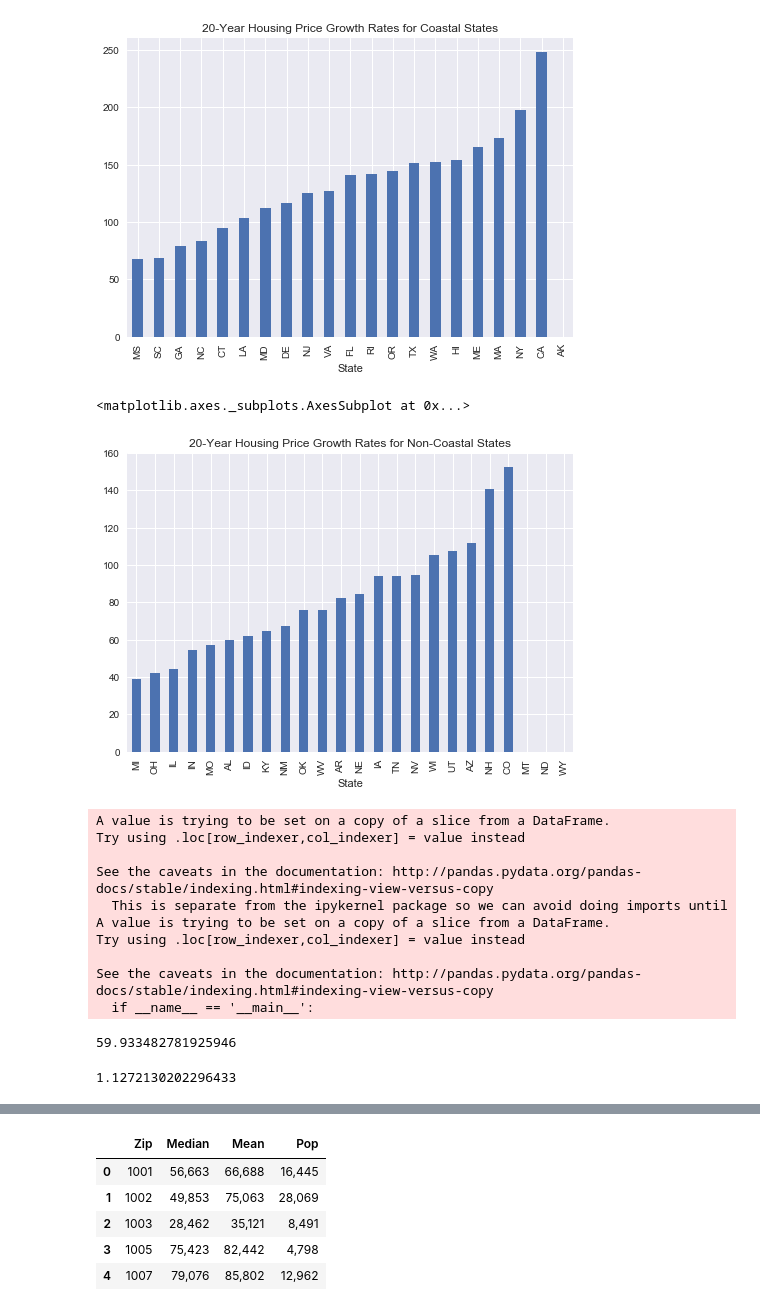
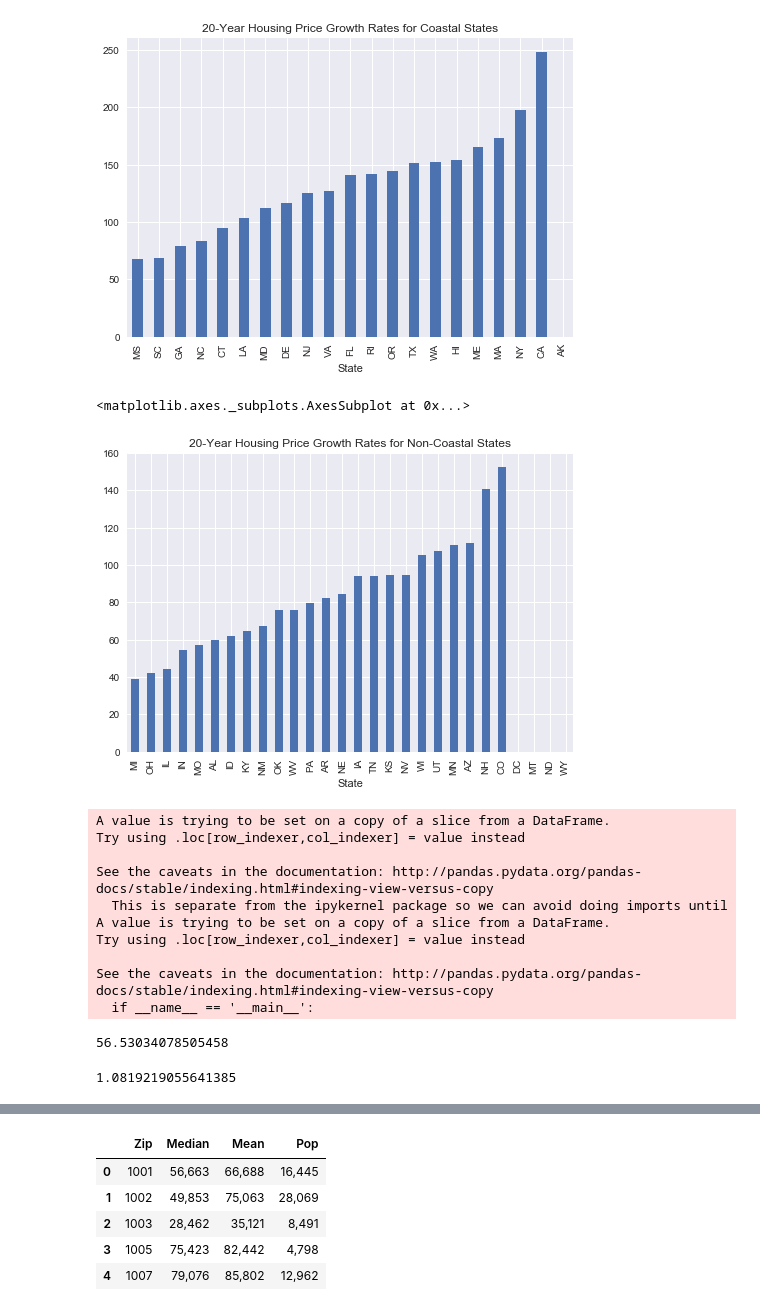
Before and after one commit to tiptonicedt/springboard, a Jupyter notebook: capstone_project_zillow/Zillow_Statistical_Inference.ipynb, the cells around one changed output, grey strips where cells are left out. Cells and saved outputs as stored; diff of their text form; code cells hidden in the pictures.

```diff
--- a/capstone_project_zillow/Zillow_Statistical_Inference.ipynb
+++ b/capstone_project_zillow/Zillow_Statistical_Inference.ipynb
@@ -61,16 +65,15 @@ h_coastal.Percent_Growth.plot(kind = 'bar', title = "20-Year Housing Price Growt
 # %%
 # Defining non-coastal states and viewing as a bar graph
 h = homes2
-notcoastal_states = 'MI,MO,OH,IL,IN,ND,SD,NE,OK,CO,UT,AZ,NM,WY,AL,AR,ID,KY,PN,WV,NV,MT,IA,NH,WI,TN,VT'.split(',')
-h_notcoastal = h[h.State.isin(notcoastal_states)]
-h_notcoastal = h_notcoastal.groupby(h_notcoastal.State).mean()
-h_notcoastal['Percent_Growth'] = (h_notcoastal['2017-05'] / h_notcoastal['1996-04'] - 1) * 100
-h_notcoastal = h_notcoastal.round(2)
-h_notcoastal = h_notcoastal.sort_values('Percent_Growth')
-h_notcoastal.Percent_Growth.plot(kind = 'bar', title = "20-Year Housing Price Growth Rates for Non-Coastal States")
+h_not_coastal = h[~h.State.isin(coastal_states)]
+h_not_coastal = h_not_coastal.groupby(h_not_coastal.State).mean()
+h_not_coastal['Percent_Growth'] = (h_not_coastal['2017-05'] / h_not_coastal['1996-04'] - 1) * 100
+h_not_coastal = h_not_coastal.round(2)
+h_not_coastal = h_not_coastal.sort_values('Percent_Growth')
+h_not_coastal.Percent_Growth.plot(kind = 'bar', title = "20-Year Housing Price Growth Rates for Non-Coastal States")
 # %% [output]
 <matplotlib.axes._subplots.AxesSubplot at 0x...>
-[figure, old version]
+[figure, new version]
 # %%
 # Defining the population for Coastal State Zip Codes
 h_coastal = h[h.State.isin(coastal_states)]
@@ -79,13 +82,13 @@ coastal_zips = len(h_coastal)
 coastal_mean = h_coastal['Percent_Growth'].mean()
 coastal_std = h_coastal['Percent_Growth'].std()
 
-h_notcoastal = h[h.State.isin(notcoastal_states)]
-h_notcoastal['Percent_Growth'] = (h_notcoastal['2017-05'] / h_notcoastal['1996-04'] - 1) * 100
-notcoastal_zips = len(h_notcoastal)
-notcoastal_mean = h_notcoastal['Percent_Growth'].mean()
-notcoastal_std = h_notcoastal['Percent_Growth'].std()
+h_not_coastal = h[~h.State.isin(coastal_states)]
+h_not_coastal['Percent_Growth'] = (h_not_coastal['2017-05'] / h_not_coastal['1996-04'] - 1) * 100
+not_coastal_zips = len(h_not_coastal)
+not_coastal_mean = h_not_coastal['Percent_Growth'].mean()
+not_coastal_std = h_not_coastal['Percent_Growth'].std()
 
-mean = coastal_mean - notcoastal_mean
+mean = coastal_mean - not_coastal_mean
 mean
 # %% [output]
 A value is trying to be set on a copy of a slice from a DataFrame.
@@ -98,13 +101,13 @@ Try using .loc[row_indexer,col_indexer] = value instead
 
 See the caveats in the documentation: http://pandas.pydata.org/pandas-docs/stable/indexing.html#indexing-view-versus-copy
   if __name__ == '__main__':
-59.933482781925946
+56.53034078505458
 # %%
 # Standard Deviation of the differences in the means
-std = ((coastal_std**2)/coastal_zips + (notcoastal_std**2)/notcoastal_zips)**(1/2.0)
+std = ((coastal_std**2)/coastal_zips + (not_coastal_std**2)/not_coastal_zips)**(1/2.0)
 std
 # %% [output]
-1.1272130202296433
+1.0819219055641385
 # %%
 # Z Score for two-tailed test for alpha = .025 is 1.96.  95% confidence interval:
 mean - 1.96*std, mean + 1.96*std
```
Also changed, not shown: parts of 26 cells of this notebook.
